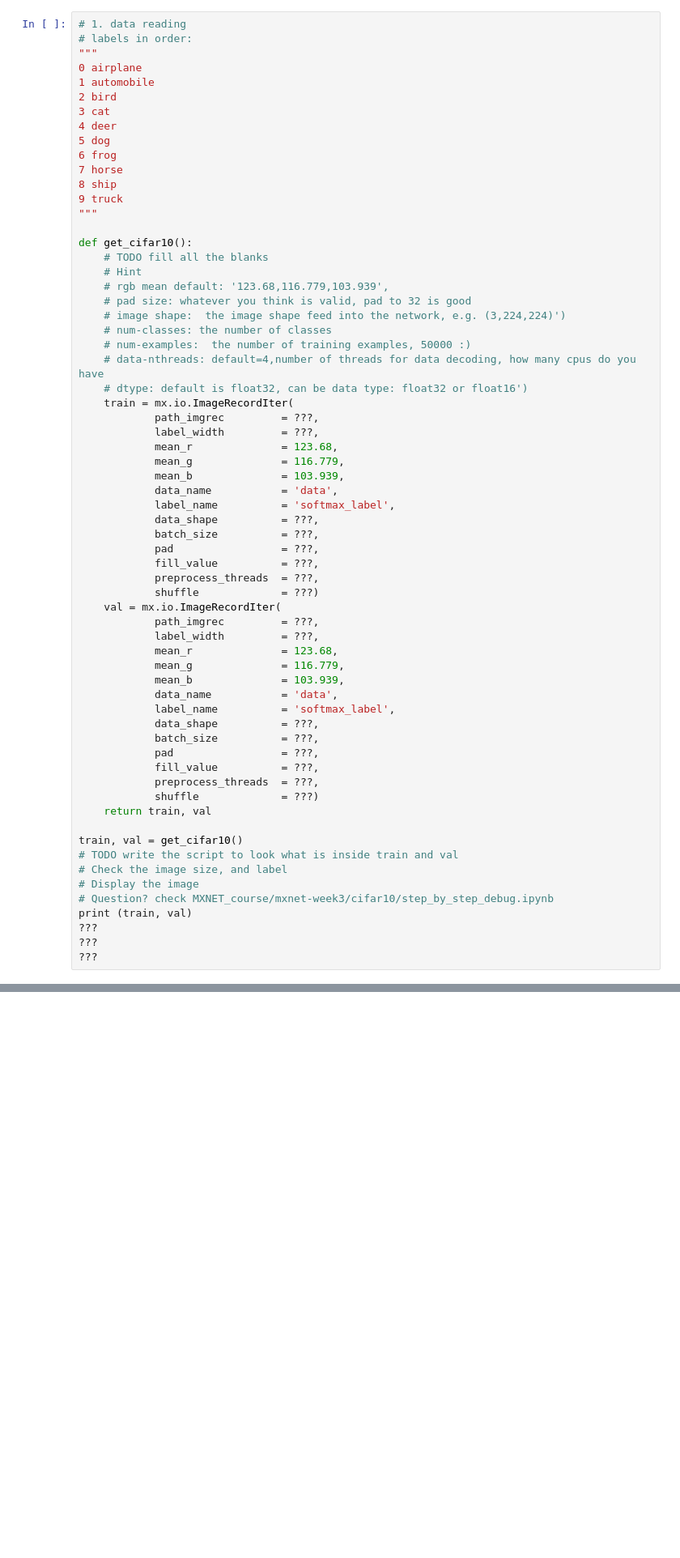
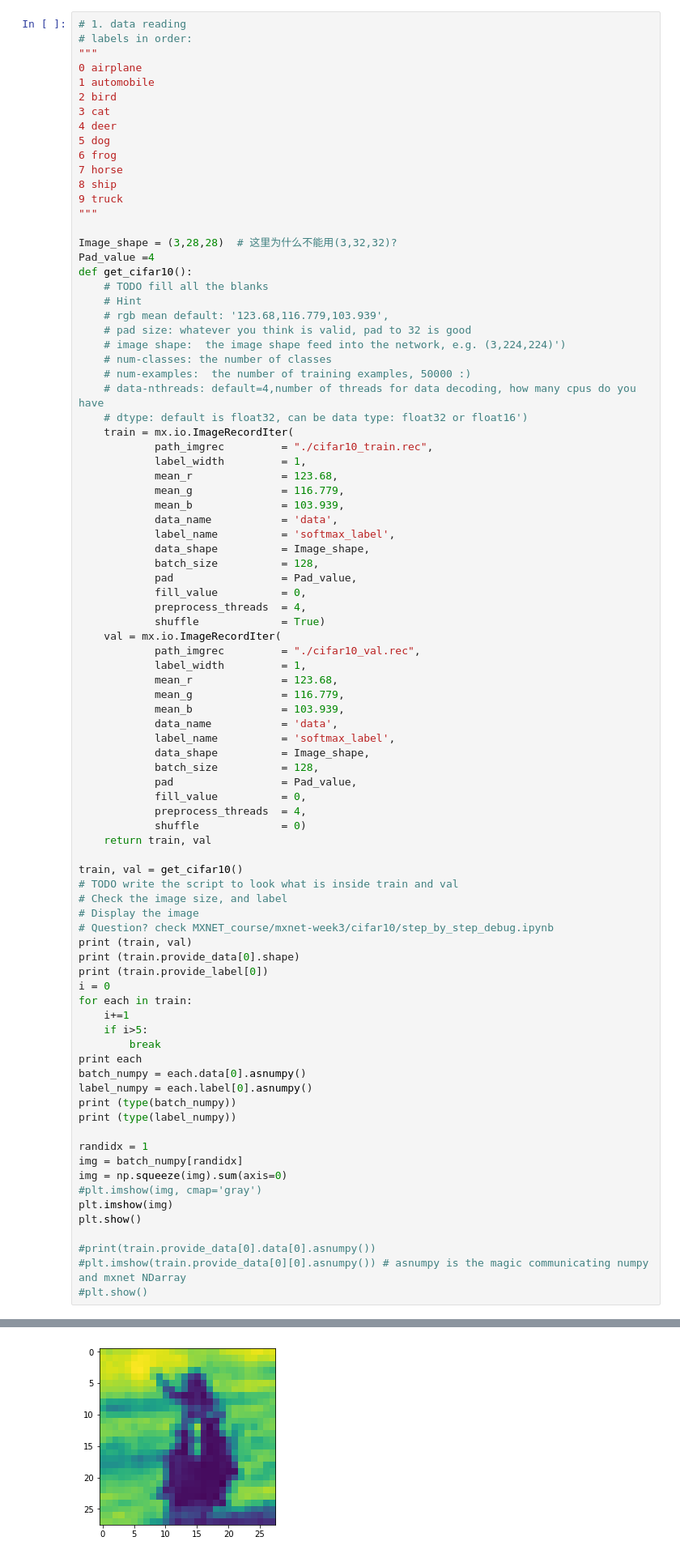
Before and after one commit to StephenBin/DS502-AI-Engineer, a Jupyter notebook: DS502-1704/MXNet-week1-part2/HW2/Homework2.ipynb, the cells around one changed output, grey strips where cells are left out. Shown: that part at 81% size. Saved outputs shown, nothing was run; the diff lists cells and outputs as text; blank space fills up the shorter version.

```diff
--- a/DS502-1704/MXNet-week1-part2/HW2/Homework2.ipynb
+++ b/DS502-1704/MXNet-week1-part2/HW2/Homework2.ipynb
@@ -20,6 +20,8 @@ import numpy as np
 9 truck
 """
 
+Image_shape = (3,28,28)  # 这里为什么不能用(3,32,32)?
+Pad_value =4
 def get_cifar10():
     # TODO fill all the blanks
     # Hint
@@ -31,33 +33,33 @@ def get_cifar10():
     # data-nthreads: default=4,number of threads for data decoding, how many cpus do you have
     # dtype: default is float32, can be data type: float32 or float16')
     train = mx.io.ImageRecordIter(
-            path_imgrec         = ???,
-            label_width         = ???,
+            path_imgrec         = "./cifar10_train.rec",
+            label_width         = 1,
             mean_r              = 123.68,
             mean_g              = 116.779,
             mean_b              = 103.939,
             data_name           = 'data',
             label_name          = 'softmax_label',
-            data_shape          = ???,
-            batch_size          = ???,
-            pad                 = ???,
-            fill_value          = ???,
-            preprocess_threads  = ???,
-            shuffle             = ???)
+            data_shape          = Image_shape,
+            batch_size          = 128,
+            pad                 = Pad_value,
+            fill_value          = 0,
+            preprocess_threads  = 4,
+            shuffle             = True)
     val = mx.io.ImageRecordIter(
-            path_imgrec         = ???,
-            label_width         = ???,
+            path_imgrec         = "./cifar10_val.rec",
+            label_width         = 1,
             mean_r              = 123.68,
             mean_g              = 116.779,
             mean_b              = 103.939,
             data_name           = 'data',
             label_name          = 'softmax_label',
-            data_shape          = ???,
-            batch_size          = ???,
-            pad                 = ???,
-            fill_value          = ???,
-            preprocess_threads  = ???,
-            shuffle             = ???)
+            data_shape          = Image_shape,
+            batch_size          = 128,
+            pad                 = Pad_value,
+            fill_value          = 0,
+            preprocess_threads  = 4,
+            shuffle             = 0)
     return train, val
 
 train, val = get_cifar10()
@@ -66,6 +68,27 @@ train, val = get_cifar10()
 # Display the image
 # Question? check MXNET_course/mxnet-week3/cifar10/step_by_step_debug.ipynb
 print (train, val)
-???
-???
-???
+print (train.provide_data[0].shape)
+print (train.provide_label[0])
+i = 0
+for each in train:
+    i+=1
+    if i>5:
+        break
+print each
+batch_numpy = each.data[0].asnumpy()
+label_numpy = each.label[0].asnumpy()
+print (type(batch_numpy))
+print (type(label_numpy))
+
+randidx = 1
+img = batch_numpy[randidx]
+img = np.squeeze(img).sum(axis=0)
+#plt.imshow(img, cmap='gray')
+plt.imshow(img)
+plt.show()
+
+#print(train.provide_data[0].data[0].asnumpy())
+#plt.imshow(train.provide_data[0][0].asnumpy()) # asnumpy is the magic communicating numpy and mxnet NDarray
+#plt.show()
+# %% [output]
@@ -71,0 +101 @@ print (train, val)
+[figure, added]
```
Also changed, not shown: parts of 12 cells of this notebook.
